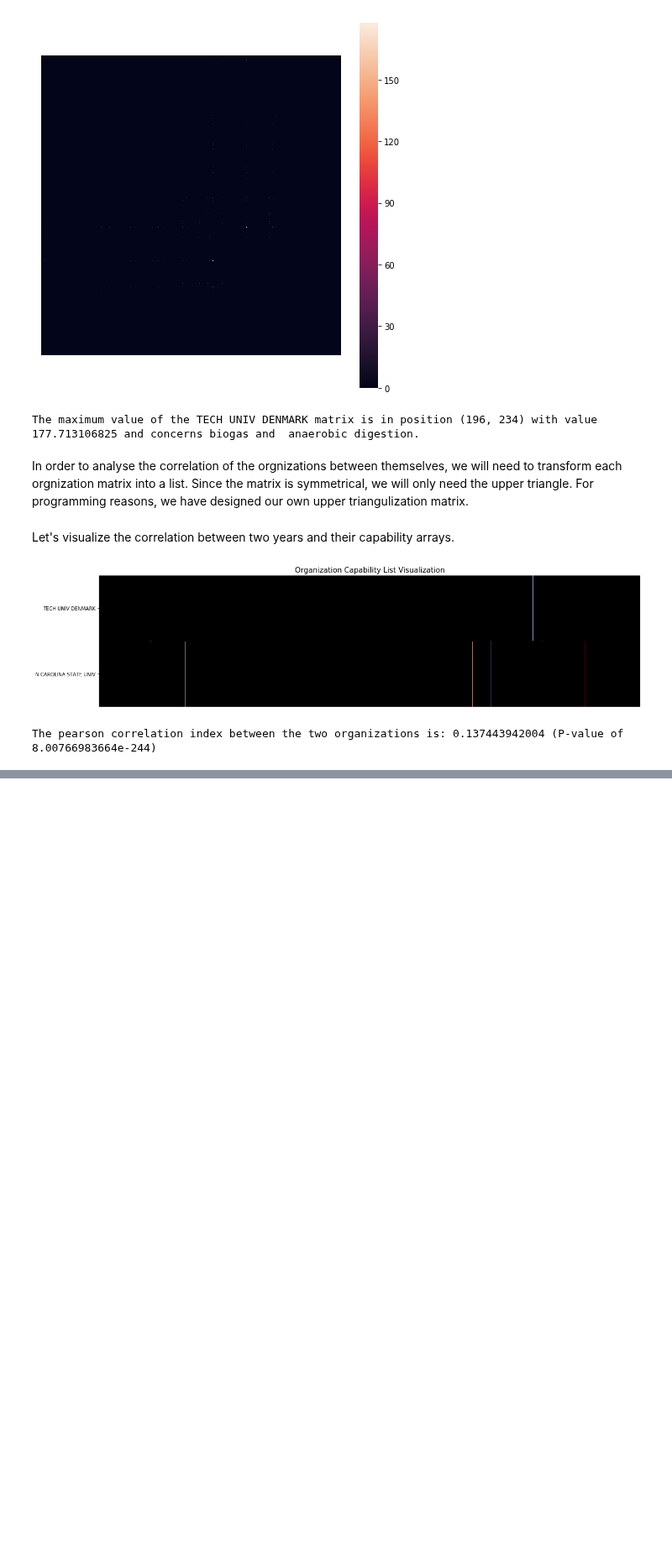
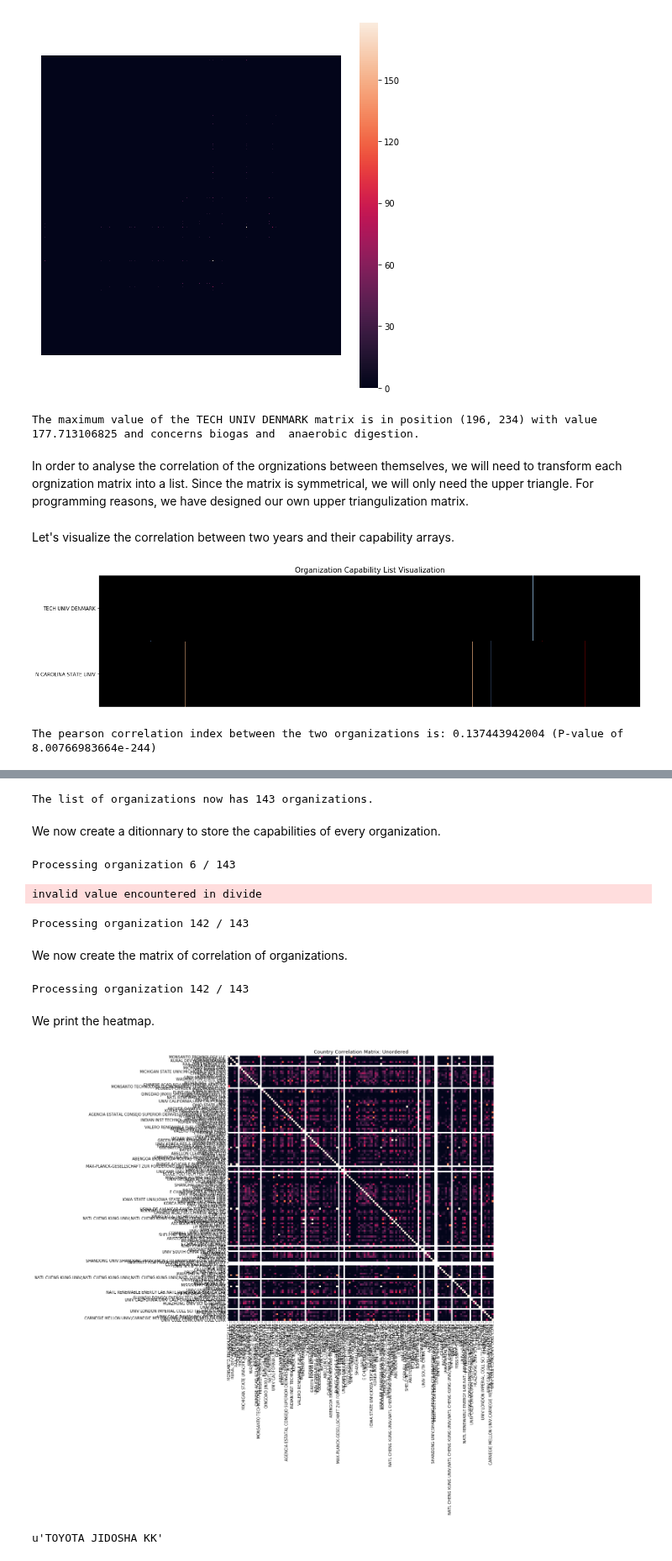
Before and after one commit to duarteocarmo/technological_capabilities, a Jupyter notebook: notebooks/2_3_Capability Correlations_Organizations.ipynb, the cells around one changed output, grey strips where cells are left out. Shown at 84% size. Saved outputs shown, nothing was run; the diff lists cells and outputs as text; code cells hidden in the pictures; blank space fills up the shorter version.

Commit message:
Polished organization analysis. ISSUE: Company not returning assets

```diff
--- a/notebooks/2_3_Capability Correlations_Organizations.ipynb
+++ b/notebooks/2_3_Capability Correlations_Organizations.ipynb
@@ -206,3 +208,70 @@ The pearson correlation index between the two organizations is: 0.137443942004 (
 # save the lists of capability to file using np.save
 # build the matrix
 # buld the cluster plot
+# %%
+# query orgs
+assetLimit = 6
+org_available_q = """     MATCH (n:Asset)
+                            WITH n.owner as ORG
+                            RETURN ORG, count(ORG)
+                            ORDER BY count(ORG) DESC"""
+
+# create a list with the years where records exist from 1 to remove null
+raw_data = DataFrame(connection_to_graph.data(org_available_q)).as_matrix()[1::]
+list_of_organizations = []
+for row in raw_data:
+    if row[1] >= assetLimit:
+        list_of_organizations.append(row[0])
+
+print 'The list of organizations now has {} organizations.'.format(len(list_of_organizations))
+# %% [output]
+The list of organizations now has 143 organizations.
+# %% [markdown]
+We now create a ditionnary to store the capabilities of every organization.
+# %%
+# create dictionnary
+org_capability_dict = {}
+
+for index, organization in enumerate(list_of_organizations):
+    print 'Processing organization {} / {} \r'.format(index, len(list_of_organizations)),
+    data = get_list_from(get_org_matrix(organization.encode('utf-8').strip()))
+    org_capability_dict[organization] = data
+
+np.save('Data/org_dict.npy', org_capability_dict)
+# %% [output]
+Processing organization 6 / 143
+invalid value encountered in divide
+Processing organization 142 / 143
+# %% [markdown]
+We now create the matrix of correlation of organizations.
+# %%
+numberOfOrganizations = len(list_of_organizations)
+orgCapabilityMatrix = np.zeros((numberOfOrganizations, numberOfOrganizations))
+org_capability_dict = np.load('Data/org_dict.npy').item()
+
+for i in range(numberOfOrganizations):
+    print 'Processing organization {} / {} \r'.format(i + 1, numberOfOrganizations),
+    org_1_data = org_capability_dict[list_of_organizations[i]]
+    for j in range(numberOfOrganizations):
+        org_2_data = org_capability_dict[list_of_organizations[j]]
+
+        orgCapabilityMatrix[i, j] = stats.pearsonr(org_1_data, org_2_data)[0]
+
+np.save('Data/org_matrix.npy', orgCapabilityMatrix)
+# %% [output]
+Processing organization 142 / 143
+# %% [markdown]
+We print the heatmap.
+# %%
+orgCapabilityMatrix = np.load('Data/org_matrix.npy')
+plt.subplots(1,1,figsize=(13, 13))
+plt.subplot(111)
+sns.heatmap(orgCapabilityMatrix, cbar=None, square=True, yticklabels=list_of_organizations, xticklabels=list_of_organizations)
+plt.title('Country Correlation Matrix: Unordered', size=13)
+plt.show()
+# %% [output]
+[figure, added]
+# %%
+list_of_organizations[5]
+# %% [output]
+u'TOYOTA JIDOSHA KK'
```
Also changed, not shown: parts of 4 cells of this notebook, 2 other files.
